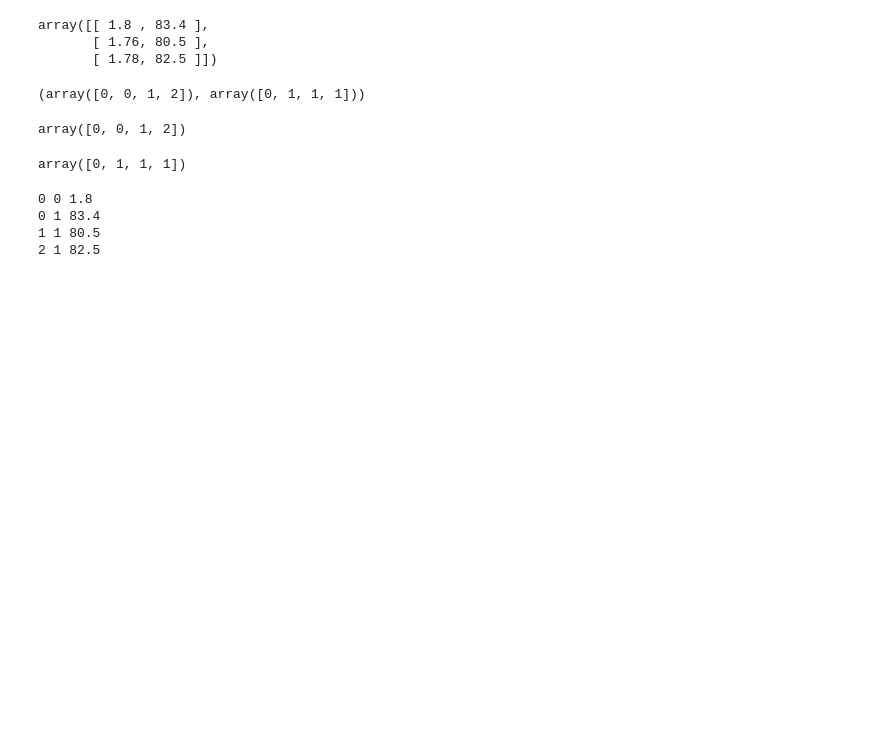
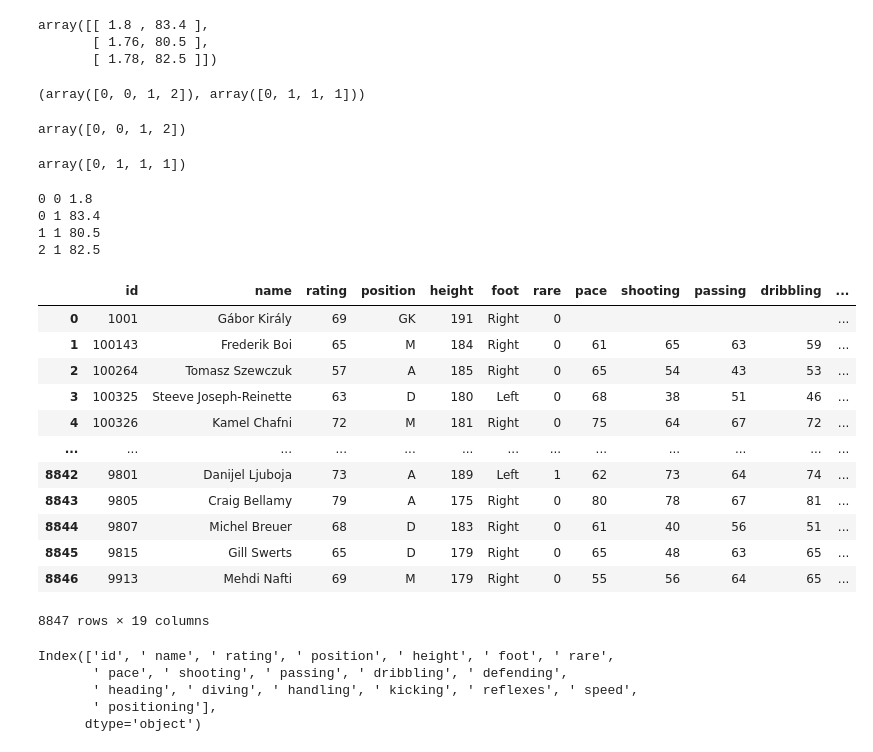
Before and after one commit to Data-G17A/notebooks-modulo-2, a Jupyter notebook: sesion-03/sesion-03.ipynb, the cells around one changed output. Cells and saved outputs as stored; diff of their text form; code cells hidden in the pictures; blank space fills up the shorter version.

```diff
--- a/sesion-03/sesion-03.ipynb
+++ b/sesion-03/sesion-03.ipynb
@@ -257,0 +272,26 @@ for fila, columna in zip(filas, columnas):
+# %%
+data = pd.read_csv('https://assets.datacamp.com/production/repositories/288/datasets/026a5211b906ac118a09b1a0dbf7df48faafb379/fifa.csv')
+# %%
+data
+# %% [output]
+|  | id | name | rating | position | height | foot | rare | pace | shooting | passing | dribbling | ... |
+| 0 | 1001 | Gábor Király | 69 | GK | 191 | Right | 0 |  |  |  |  | ... |
+| 1 | 100143 | Frederik Boi | 65 | M | 184 | Right | 0 | 61 | 65 | 63 | 59 | ... |
+| 2 | 100264 | Tomasz Szewczuk | 57 | A | 185 | Right | 0 | 65 | 54 | 43 | 53 | ... |
+| 3 | 100325 | Steeve Joseph-Reinette | 63 | D | 180 | Left | 0 | 68 | 38 | 51 | 46 | ... |
+| 4 | 100326 | Kamel Chafni | 72 | M | 181 | Right | 0 | 75 | 64 | 67 | 72 | ... |
+| ... | ... | ... | ... | ... | ... | ... | ... | ... | ... | ... | ... | ... |
+| 8842 | 9801 | Danijel Ljuboja | 73 | A | 189 | Left | 1 | 62 | 73 | 64 | 74 | ... |
+| 8843 | 9805 | Craig Bellamy | 79 | A | 175 | Right | 0 | 80 | 78 | 67 | 81 | ... |
+| 8844 | 9807 | Michel Breuer | 68 | D | 183 | Right | 0 | 61 | 40 | 56 | 51 | ... |
+| 8845 | 9815 | Gill Swerts | 65 | D | 179 | Right | 0 | 65 | 48 | 63 | 65 | ... |
+| 8846 | 9913 | Mehdi Nafti | 69 | M | 179 | Right | 0 | 55 | 56 | 64 | 65 | ... |
+8847 rows × 19 columns
+# %%
+data.columns
+# %% [output]
+Index(['id', ' name', ' rating', ' position', ' height', ' foot', ' rare',
+       ' pace', ' shooting', ' passing', ' dribbling', ' defending',
+       ' heading', ' diving', ' handling', ' kicking', ' reflexes', ' speed',
+       ' positioning'],
+      dtype='object')
```
Also changed, not shown: parts of 10 cells of this notebook.
